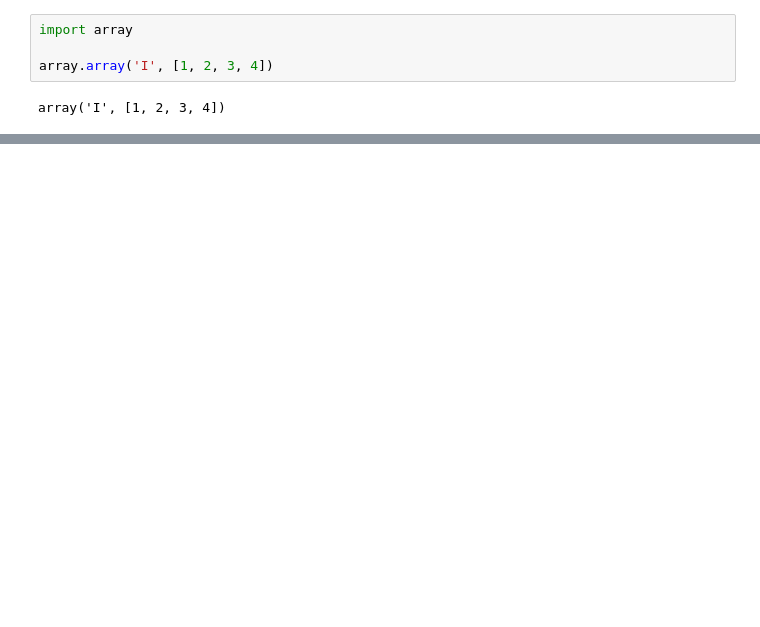
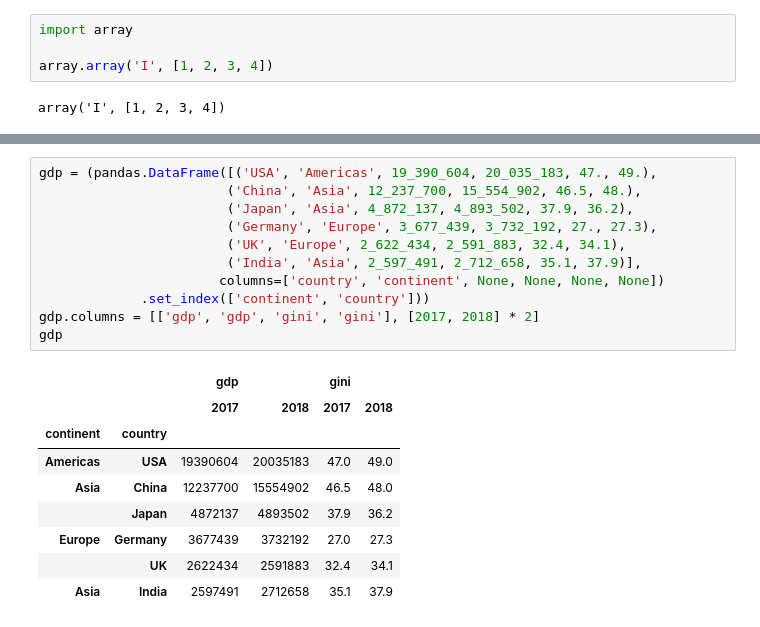
Before and after one commit to abhijeetmote/pandas_ecosystem, a Jupyter notebook: pandas_ecosystem.ipynb, the cells around one changed output, grey strips where cells are left out. Drawn from its saved outputs; the diff is of its cells as text; blank space fills up the shorter version.

```diff
--- a/pandas_ecosystem.ipynb
+++ b/pandas_ecosystem.ipynb
@@ -60,0 +197,21 @@ static_frame.core.frame.Frame
+# %%
+gdp = (pandas.DataFrame([('USA', 'Americas', 19_390_604, 20_035_183, 47., 49.),
+                        ('China', 'Asia', 12_237_700, 15_554_902, 46.5, 48.),
+                        ('Japan', 'Asia', 4_872_137, 4_893_502, 37.9, 36.2),
+                        ('Germany', 'Europe', 3_677_439, 3_732_192, 27., 27.3),
+                        ('UK', 'Europe', 2_622_434, 2_591_883, 32.4, 34.1),
+                        ('India', 'Asia', 2_597_491, 2_712_658, 35.1, 37.9)],
+                       columns=['country', 'continent', None, None, None, None])
+             .set_index(['continent', 'country']))
+gdp.columns = [['gdp', 'gdp', 'gini', 'gini'], [2017, 2018] * 2]
+gdp
+# %% [output]
+|  |  | gdp |  | gini |  |
+|  |  | 2017 | 2018 | 2017 | 2018 |
+| continent | country |  |  |  |  |
+| Americas | USA | 19390604 | 20035183 | 47.0 | 49.0 |
+| Asia | China | 12237700 | 15554902 | 46.5 | 48.0 |
+|  | Japan | 4872137 | 4893502 | 37.9 | 36.2 |
+| Europe | Germany | 3677439 | 3732192 | 27.0 | 27.3 |
+|  | UK | 2622434 | 2591883 | 32.4 | 34.1 |
+| Asia | India | 2597491 | 2712658 | 35.1 | 37.9 |
```
Also changed, not shown: parts of 70 cells of this notebook, 32 other files.
